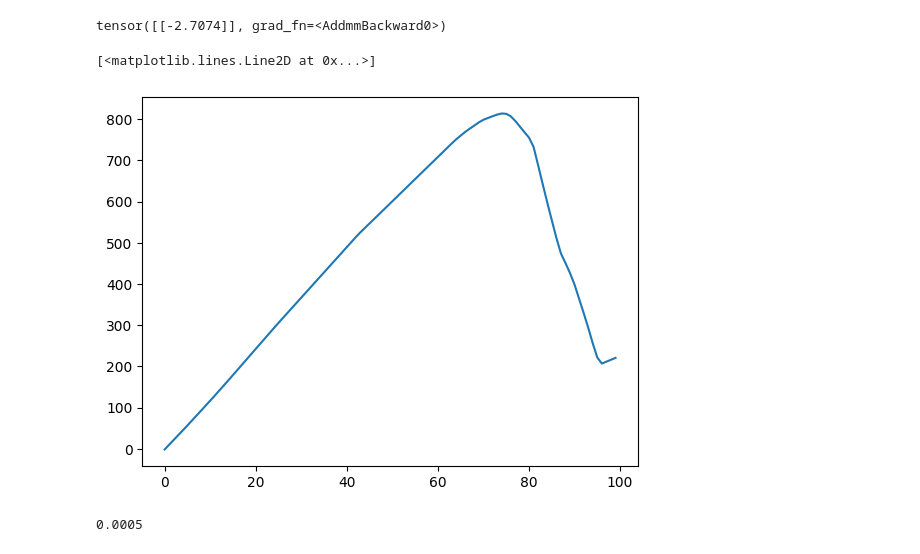
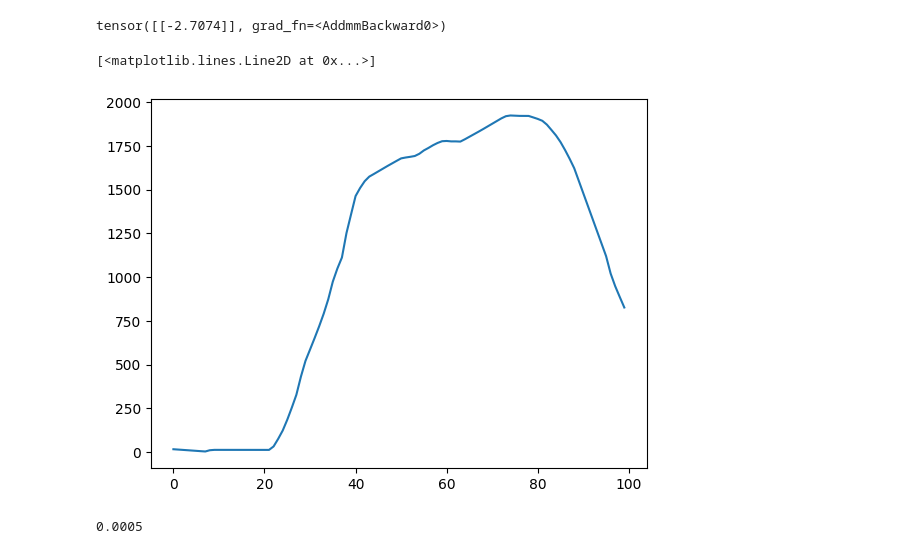
Before and after one commit to kzmna/PINN, a Jupyter notebook: src/training.ipynb, the cells around one changed output. Drawn from its saved outputs; the diff is of its cells as text; code cells hidden in the pictures.

```diff
--- a/src/training.ipynb
+++ b/src/training.ipynb
@@ -72,11 +70,21 @@ EPS = 1-(BALL_VOLUME/MILL_VOLUME)
 # %% [markdown]
 # Вычисление v
 # %%
+import numpy as np
+
+def mean_filter(data, window_size):
+    kernel = np.ones(window_size) / window_size
+    return np.convolve(data, kernel, mode='same')
+
+
 df['Qsolid_[m3/h]'] = df['Q_bauxite_[t/h]'] * 0.9 * 1000 / BAUXITE_DENSITY
 df['Qliquid_[m3/h]'] = (df['Q_bauxite_[t/h]'] * 0.1 * 1000 / WATER_DENSITY) + df['Q_liquid_mill13_[m3/h]'] # Вычисление жидкой составляющей
 df['V_[m/s]'] = EPS * (df['Qsolid_[m3/h]']+df['Qliquid_[m3/h]']) / (F_SLURRY * 3600)
 df['residence_time_[s]'] = MILL_LENGTH / df['V_[m/s]']
 
+# MEAN FILTER
+df['mean_S_[m2/kg]'] = mean_filter(df['S_[m2/kg]'].to_numpy(), window_size=7)
+
 df
 # %% [output]
 |  | Unnamed: 0 | Q_bauxite_[t/h] | date | time | Q_liquid_mill13_[m3/h] | l/s_mill13_unloading | ... |
@@ -214,38 +258,58 @@ z_data = torch.ones(len(df),1)
 v_data = torch.tensor(df["V_[m/s]"].values, dtype=torch.float32).reshape(-1, 1)
 S_true = torch.tensor(df["S_[m2/kg]"].values, dtype=torch.float32).reshape(-1, 1)
 # %%
-model = PINN_v2(k=0.5)
+# model = PINN_v2(k=3e-3)
+# model = PINN_v2(k=0.2674744507660731)
 
 optimizer = optim.Adam(model.parameters(), lr=0.001)
 history = []
+h_pde = []
+h_bc1 = []
+h_bc2 = []
 
 print('НАЧАЛО ОБУЧЕНИЯ PINN НА РЕАЛЬНЫХ ДАННЫХ')
-for epoch in range(30_000):
+for epoch in range(50_000):
     model.train()
     optimizer.zero_grad()
 
-    loss = pinn_loss_v2(
+    loss, loss_pde, loss_bc1, loss_bc2 = pinn_loss_v2(
         model,
         torch.tensor(data["t_pde_train"], dtype=torch.float32).reshape(-1, 1),
         torch.tensor(data["z_pde_train"], dtype=torch.float32).reshape(-1, 1),
         torch.tensor(data["v_pde_train"], dtype=torch.float32).reshape(-1, 1),
+
         torch.tensor(data["t_bc1_train"], dtype=torch.float32).reshape(-1, 1),
         torch.tensor(data["z_bc1_train"], dtype=torch.float32).reshape(-1, 1),
         torch.tensor(data["v_bc1_train"], dtype=torch.float32).reshape(-1, 1),
         torch.tensor(data["S_bc1_train"], dtype=torch.float32).reshape(-1, 1),
+
         torch.tensor(data["t_bc2_train"], dtype=torch.float32).reshape(-1, 1),
         torch.tensor(data["z_bc2_train"], dtype=torch.float32).reshape(-1, 1),
         torch.tensor(data["v_bc2_train"], dtype=torch.float32).reshape(-1, 1),
         torch.tensor(data["S_bc2_train"], dtype=torch.float32).reshape(-1, 1),
+
+        torch.tensor(data["t_ic_train"], dtype=torch.float32).reshape(-1, 1),
+        torch.tensor(data["z_ic_train"], dtype=torch.float32).reshape(-1, 1),
+        torch.tensor(data["v_ic_train"], dtype=torch.float32).reshape(-1, 1),
+        torch.tensor(data["S_ic_train"], dtype=torch.float32).reshape(-1, 1),
         lambda_pde=1.0,
         lambda_bc1=1.0,
-        lambda_bc2=1.0,
+        lambda_bc2=3.0,
+        lambda_ic=0.0,
     )
 
     loss.backward()
     optimizer.step()
     history.append(loss.item())
+    h_pde.append(loss_pde)
+    h_bc1.append(loss_bc1)
+    h_bc2.append(loss_bc2)
+
     if epoch % 100 == 0:
-        print(f"Epoch {epoch} | Loss: {loss.item():.3f} | k = {model.k:.3f}")
+        print(f"Epoch {epoch} | Loss: {loss.item():.3f} | k = {model.k:.5f}")
+
+    if epoch % 1000 == 0:
+        print(f'Loss PDE: {loss_pde:.3f} | Loss BC1: {loss_bc1:.3f} | Loss BC2: {loss_bc2:.3f}')
+        print('-'*20)
 # %% [output]
 НАЧАЛО ОБУЧЕНИЯ PINN НА РЕАЛЬНЫХ ДАННЫХ
@@ -274,18 +379,18 @@ tensor([[-2.7074]], grad_fn=<AddmmBackward0>)
 # %%
 n = 100
 i = -1
 pred = list(
     model(
-        torch.tensor([data["t_bc1"][i]] * n, dtype=torch.float32).reshape(-1, 1),
+        torch.tensor([data["t_bc1_test"][i]] * n, dtype=torch.float32).reshape(-1, 1),
         (torch.tensor(np.linspace(0, 1, n), dtype=torch.float32)*z_max).reshape(-1, 1),
-        torch.tensor([data["v_bc1"][i]] * n, dtype=torch.float32).reshape(-1, 1),
+        torch.tensor([data["v_bc1_test"][i]] * n, dtype=torch.float32).reshape(-1, 1),
         ).reshape(-1).detach().numpy()
         )
 
 plt.plot(pred)
 # %% [output]
 [<matplotlib.lines.Line2D at 0x...>]
-[figure, old version]
+[figure, new version]
 # %%
 5e-4
 # %% [output]
```
Also changed, not shown: parts of 25 cells of this notebook, 4 other files.
